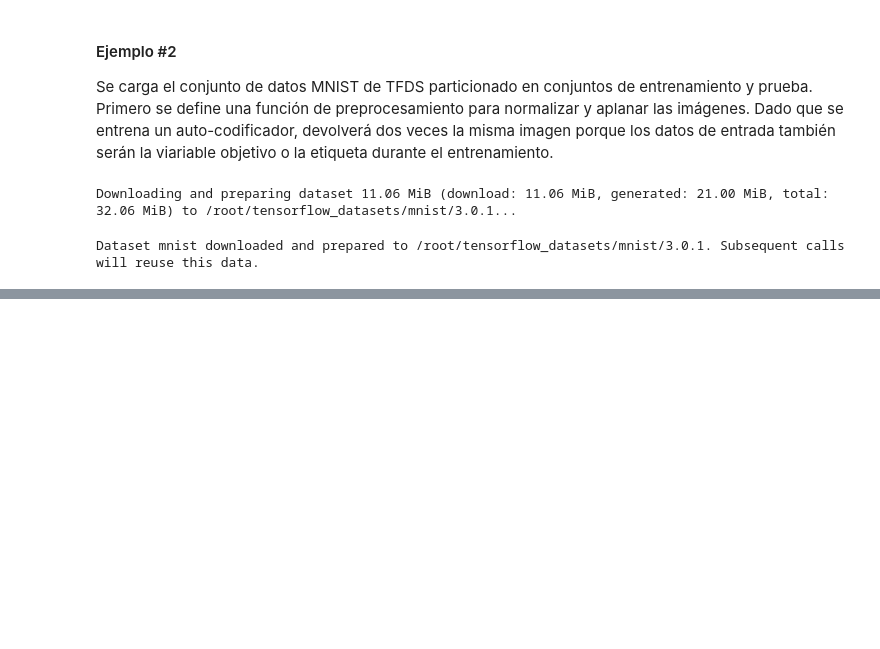
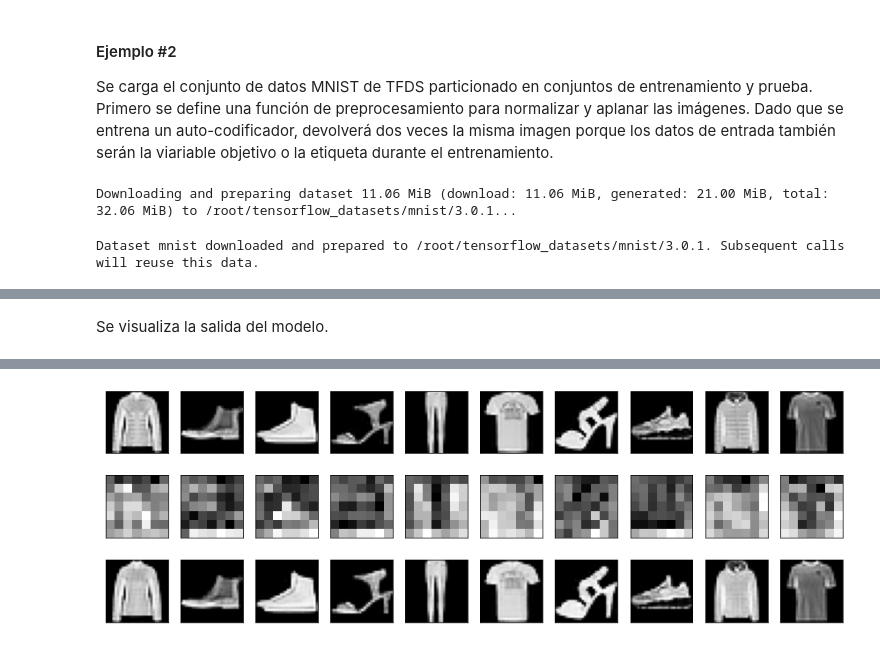
Before and after one commit to FernandoBRdgz/inteligencia_artificial, a Jupyter notebook: representaciones_latentes/introducción_a_autoencoders.ipynb, the cells around one changed output, grey strips where cells are left out. Cells and saved outputs as stored; diff of their text form; code cells hidden in the pictures; blank space fills up the shorter version.

```diff
--- a/representaciones_latentes/introducción_a_autoencoders.ipynb
+++ b/representaciones_latentes/introducción_a_autoencoders.ipynb
@@ -216,0 +351,3 @@ display_results(output_samples[idxs], encoded_predicted[idxs], simple_predicted[
+# %%
+convolutional_model, convolutional_encoder_model = convolutional_auto_encoder()
+convolutional_model.summary()
@@ -216,0 +372,8 @@ display_results(output_samples[idxs], encoded_predicted[idxs], simple_predicted[
+# %%
+train_steps = 60000 // batch_size
+valid_steps = 60000 // batch_size
+# %%
+convolutional_model.compile(optimizer=tf.keras.optimizers.Adam(), loss='binary_crossentropy')
+# %%
+%%time
+conv_model_history = convolutional_model.fit(train_dataset, steps_per_epoch=train_steps, validation_data=test_dataset, validation_steps=valid_steps, epochs=50)
@@ -216,0 +398,26 @@ display_results(output_samples[idxs], encoded_predicted[idxs], simple_predicted[
+# %% [markdown]
+Se visualiza la salida del modelo.
+# %%
+# Toma un batch del conjunto de datos
+test_dataset = test_dataset.take(1)
+
+output_samples = []
+for input_image, image in tfds.as_numpy(test_dataset):
+      output_samples = input_image
+
+# Se toman 10 índices
+idxs = np.array([1, 2, 3, 4, 5, 6, 7, 8, 9, 10])
+
+# Prepara muestras para prueba de un lote de 10 imágenes
+conv_output_samples = np.array(output_samples[idxs])
+conv_output_samples = np.reshape(conv_output_samples, (10, 28, 28, 1))
+
+# Obtiene la salida del codificador
+encoded = convolutional_encoder_model.predict(conv_output_samples)
+
+# Obtiene una predicción para el lote de prueba
+predicted = convolutional_model.predict(conv_output_samples)
+
+# Muestra 10 observaciones, sus codificaciones y los valores decodificados
+display_results(conv_output_samples, encoded, predicted, enc_shape=(7,7))
+# %% [output]
@@ -216,0 +426 @@ display_results(output_samples[idxs], encoded_predicted[idxs], simple_predicted[
+[figure, added]
```
Also changed, not shown: parts of 31 cells of this notebook.
